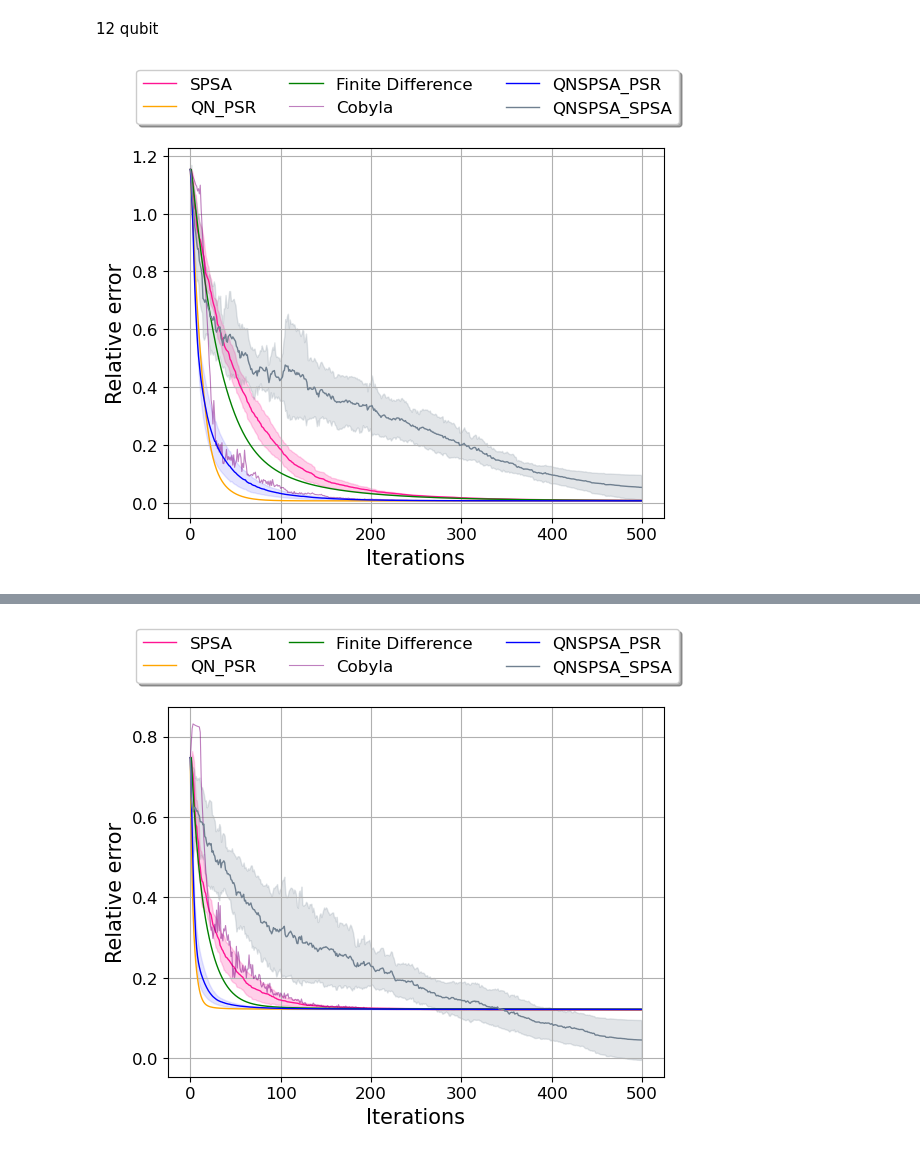
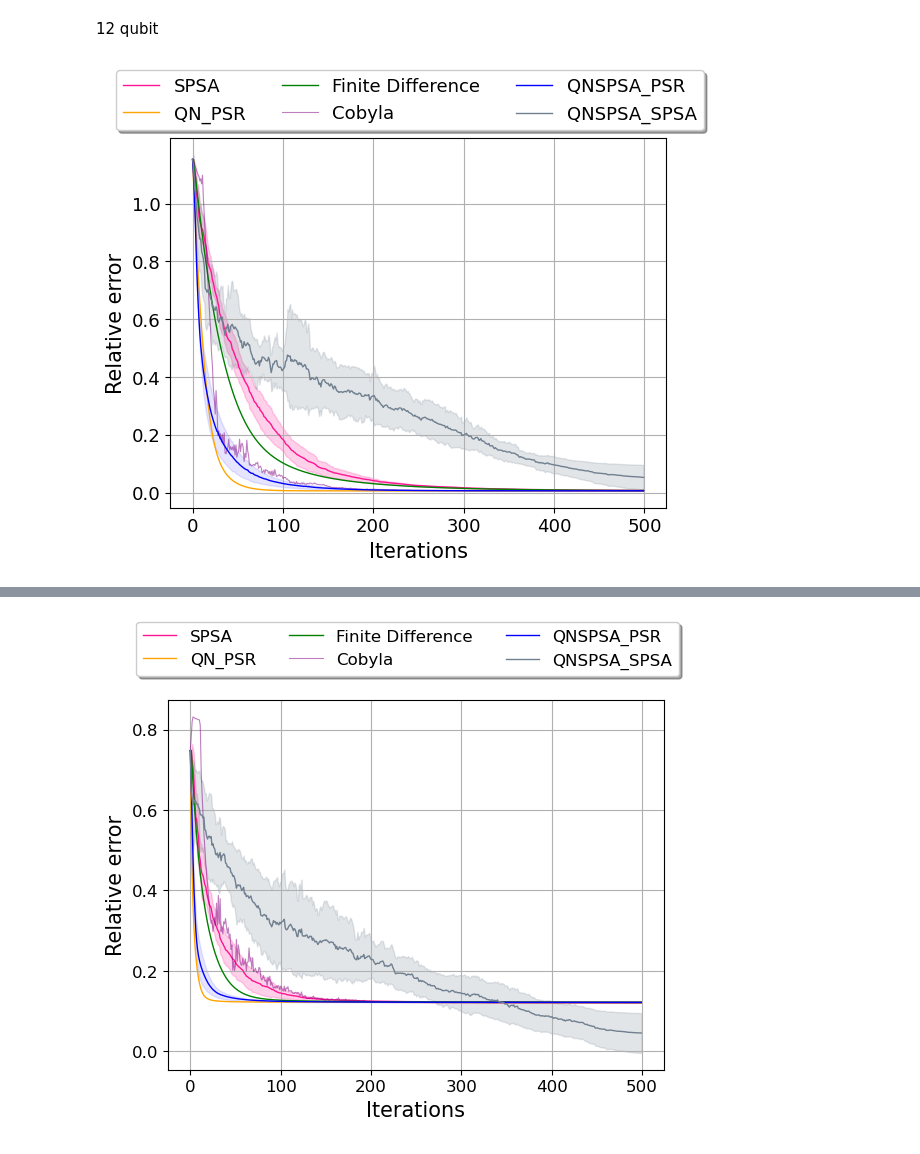
Before and after one commit to nguyenvulinh666/Variational-Quantum-EigeinSolver, a Jupyter notebook: Plot_data.ipynb, the cells around one changed output, grey strips where cells are left out. Saved outputs shown, nothing was run; the diff lists cells and outputs as text; code cells hidden in the pictures.

Commit message:
Update figure

```diff
--- a/Plot_data.ipynb
+++ b/Plot_data.ipynb
@@ -98,40 +98,47 @@ plt.plot(abs((CoByla_ReAm_12_500_J1h2[0:interation]-gs_energy_12_J1_h2)/gs_energ
 
 mean_QNSPSA_PRS_ReAm_12_500_J1h2 = abs(np.mean([QNSPSA_PRS_ReAm_12_500_J1h2[i][0:interation] for i in range(len(QNSPSA_PRS_ReAm_12_500_J1h2))], axis=0) - gs_energy_12_J1_h2)/abs(gs_energy_12_J1_h2)
 std_QNSPSA_PRS_ReAm_12_500_J1h2 = abs((np.std([QNSPSA_PRS_ReAm_12_500_J1h2[i][0:interation] for i in range(len(QNSPSA_PRS_ReAm_12_500_J1h2))], axis=0))/gs_energy_12_J1_h2)
 
 
 plt.plot(mean_QNSPSA_PRS_ReAm_12_500_J1h2, color='blue', lw=1, label='QNSPSA_PSR')
 plt.fill_between(x, mean_QNSPSA_PRS_ReAm_12_500_J1h2+std_QNSPSA_PRS_ReAm_12_500_J1h2, mean_QNSPSA_PRS_ReAm_12_500_J1h2-std_QNSPSA_PRS_ReAm_12_500_J1h2, color='blue', alpha=.1)
 
 
 mean_QNSPSA_SPSA_ReAm_12_500_J1h2 = abs(np.mean([QNSPSA_SPSA_ReAm_12_500_J1h2[i][0:interation] for i in range(len(QNSPSA_SPSA_ReAm_12_500_J1h2))], axis=0) - gs_energy_12_J1_h2)/abs(gs_energy_12_J1_h2)
 std_QNSPSA_SPSA_ReAm_12_500_J1h2 = abs((np.std([QNSPSA_SPSA_ReAm_12_500_J1h2[i][0:interation] for i in range(len(QNSPSA_SPSA_ReAm_12_500_J1h2))], axis=0))/gs_energy_12_J1_h2)
 
 
 plt.plot(mean_QNSPSA_SPSA_ReAm_12_500_J1h2, color='slategrey', lw=1, label='QNSPSA_SPSA')
 plt.fill_between(x, mean_QNSPSA_SPSA_ReAm_12_500_J1h2+std_QNSPSA_SPSA_ReAm_12_500_J1h2, mean_QNSPSA_SPSA_ReAm_12_500_J1h2-std_QNSPSA_SPSA_ReAm_12_500_J1h2, color='slategrey', alpha=.2)
 
 
 # plt.plot((-He_diag_ReAm_12_500_J1h2+gs_energy_12_J1_h2)/gs_energy_12_J1_h2, color="black", lw=1, label="Hessian_diag")
 
 
-plt.ylabel('Relative error', fontsize = fontsize + 2)
-plt.xlabel('Iterations', fontsize = fontsize + 2)
+plt.ylabel('Relative error', fontsize = fontsize+2)
+plt.xlabel('Iterations', fontsize = fontsize+2)
 # # plt.axhline(y=gs_energy, color="tab:red", ls="--", lw=1, label="Target: " + str(gs_energy))
 # # Exact ground state energy value
 # # plt.axhline(y=0.001, color="silver", ls="--", lw=1, label="Target: " + str(f'{0.001}'))
 # # plt.title('Quantum Natural Gradient Descent with various of learning rate')
 
 
-matplotlib.rc('xtick', labelsize= fontsize-1)
-matplotlib.rc('ytick', labelsize= fontsize-1)
+matplotlib.rc('xtick', labelsize= fontsize)
+matplotlib.rc('ytick', labelsize= fontsize)
+
+# plt.xlim((-50,550))
+plt.locator_params(axis="x", nbins=6)
+# plt.ylim(0.0,1.2)
+# plt.locator_params(axis="y", nbins=5)
+plt.yticks(np.arange(0, 1.2, step=0.2))
 # plt.
 plt.grid()
 # plt.ylim((0,0.05))
-fig.legend(loc='upper center' ,bbox_to_anchor=(0.5, 1.06),  ncol=3, fancybox=True, shadow=True, fontsize=fontsize-1)
-fig.savefig('./figure/Figure1-12-ReAm-Optimizer-Compared.png', format='png', dpi=600, bbox_inches='tight')
+fig.legend(loc='upper center' ,bbox_to_anchor=(0.5, 1.04),  ncol=3, fancybox=True, shadow=True, fontsize=fontsize)
+file_type = 'png'
+fig.savefig(f'./figure/Figure1-12-ReAm-Optimizer-Compared.{file_type}', format=file_type, dpi=600, bbox_inches='tight')
 # %% [output]
-[figure, old version]
+[figure, new version]
 # %%
 entanglement = 'reverse_linear'
 external_field = 2.0
```
Also changed, not shown: parts of 17 cells of this notebook, 11 other files.
